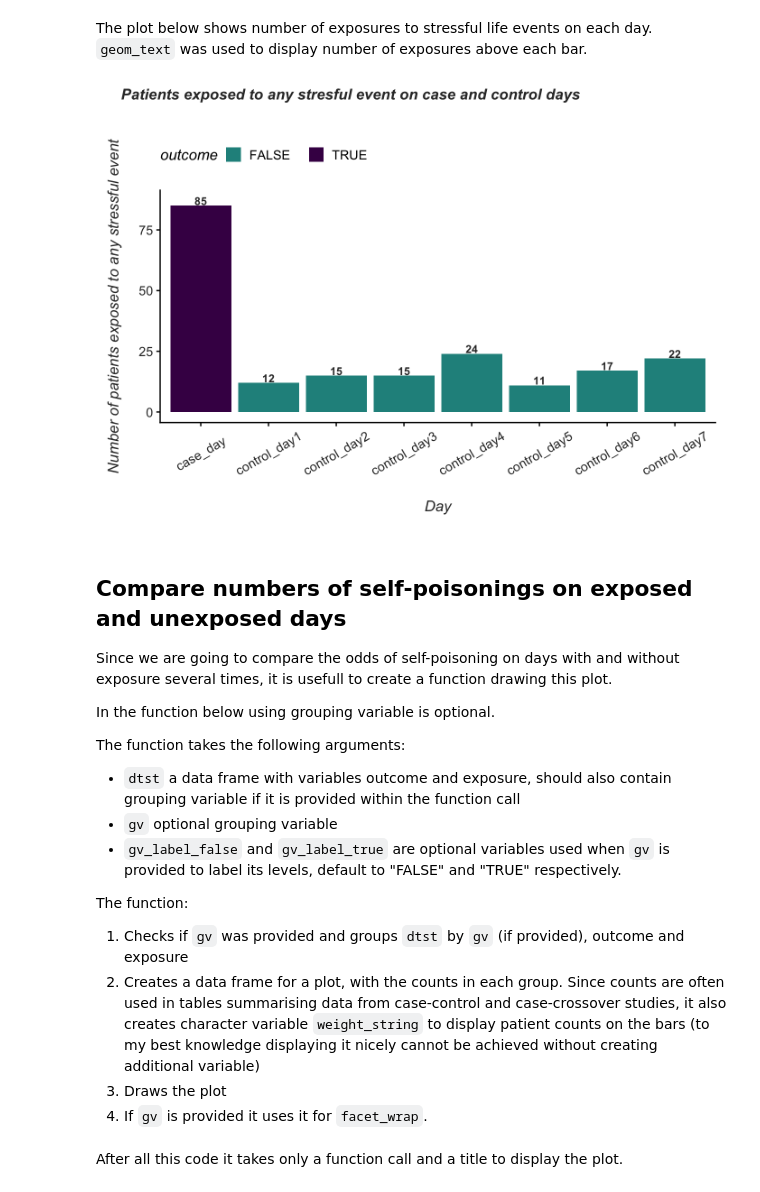
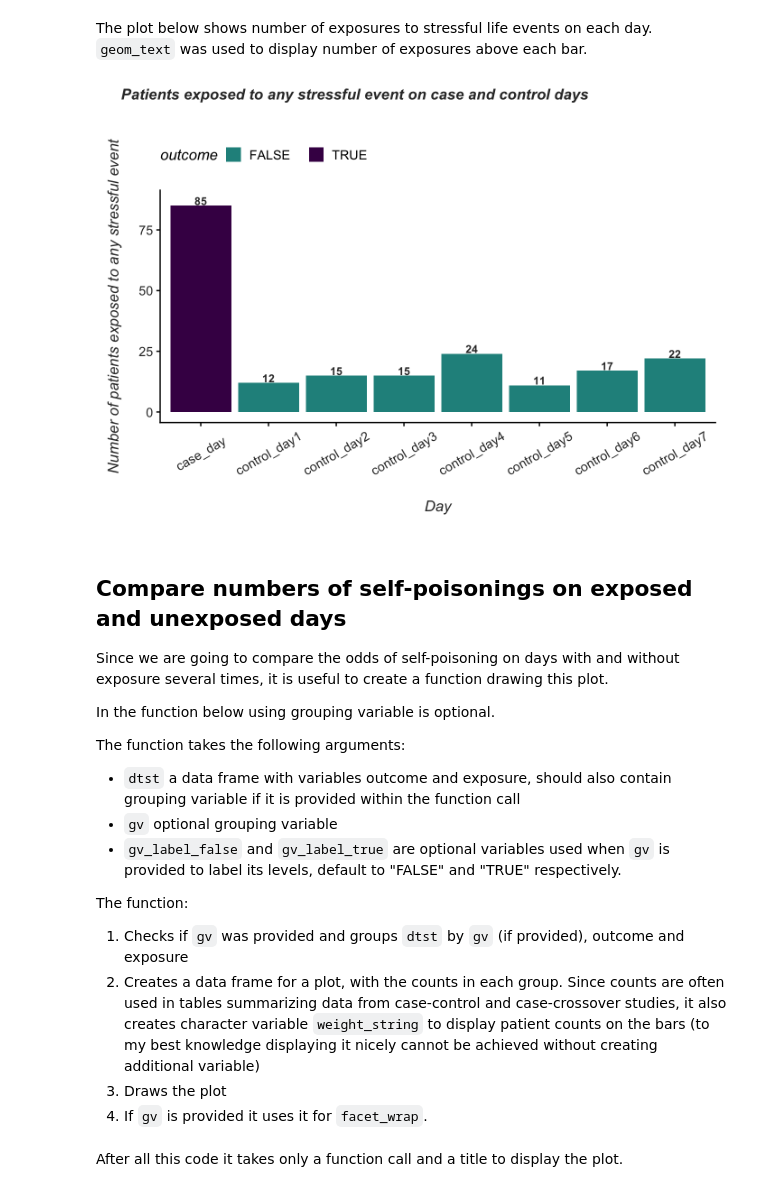
Before and after one commit to odmina/stratified, a Jupyter notebook: stratified.ipynb, the cells around one changed output. Saved outputs shown, nothing was run; the diff lists cells and outputs as text; code cells hidden in the pictures.

```diff
--- a/stratified.ipynb
+++ b/stratified.ipynb
@@ -149,24 +149,24 @@ The plot below shows number of exposures to stressful life events on each day. `
 # %%
 ggplot(data = exposures_per_day, aes(x = day)) +
   geom_bar(aes(weight = count, fill = outcome), show.legend = TRUE) +
   geom_text(aes(y = count, label = count, fontface ="bold"),
     nudge_y = 2,
     size = 3.1,
     hjust = "middle",
     color = "gray20") +
   labs(
     x = "Day",
     y = "Number of patients exposed to any stressful event",
-    title = "Patients exposed to any stresful event on case and control days"
+    title = "Patients exposed to any stressful event on case and control days"
   ) +
   theme(axis.text.x = element_text(angle = 30, vjust = 0.5)) +
   scale_fill_manual(values = c("#21908CFF", "#440154FF"))
 # %% [output]
-[figure, old version]
+[figure, new version]
 # %% [markdown]
 ## Compare numbers of self-poisonings on exposed and unexposed days
 
-Since we are going to compare the odds of self-poisoning on days with and without exposure several times, it is usefull to create a function drawing this plot.
+Since we are going to compare the odds of self-poisoning on days with and without exposure several times, it is useful to create a function drawing this plot.
 
 In the function below using grouping variable is optional.
 
@@ -179,7 +179,7 @@ The function takes the following arguments:
 The function:
 
 1. Checks if `gv` was provided and groups `dtst` by `gv` (if provided), outcome and exposure
-2. Creates a data frame for a plot, with the counts in each group. Since counts are often used in tables summarising data from case-control and case-crossover studies, it also creates character variable `weight_string` to display patient counts on the bars (to my best knowledge displaying it nicely cannot be achieved without creating additional variable)
+2. Creates a data frame for a plot, with the counts in each group. Since counts are often used in tables summarizing data from case-control and case-crossover studies, it also creates character variable `weight_string` to display patient counts on the bars (to my best knowledge displaying it nicely cannot be achieved without creating additional variable)
 3. Draws the plot
 4. If `gv` is provided it uses it for `facet_wrap`.
 # %%
```
Also changed, not shown: parts of 4 cells of this notebook, 2 other files.
